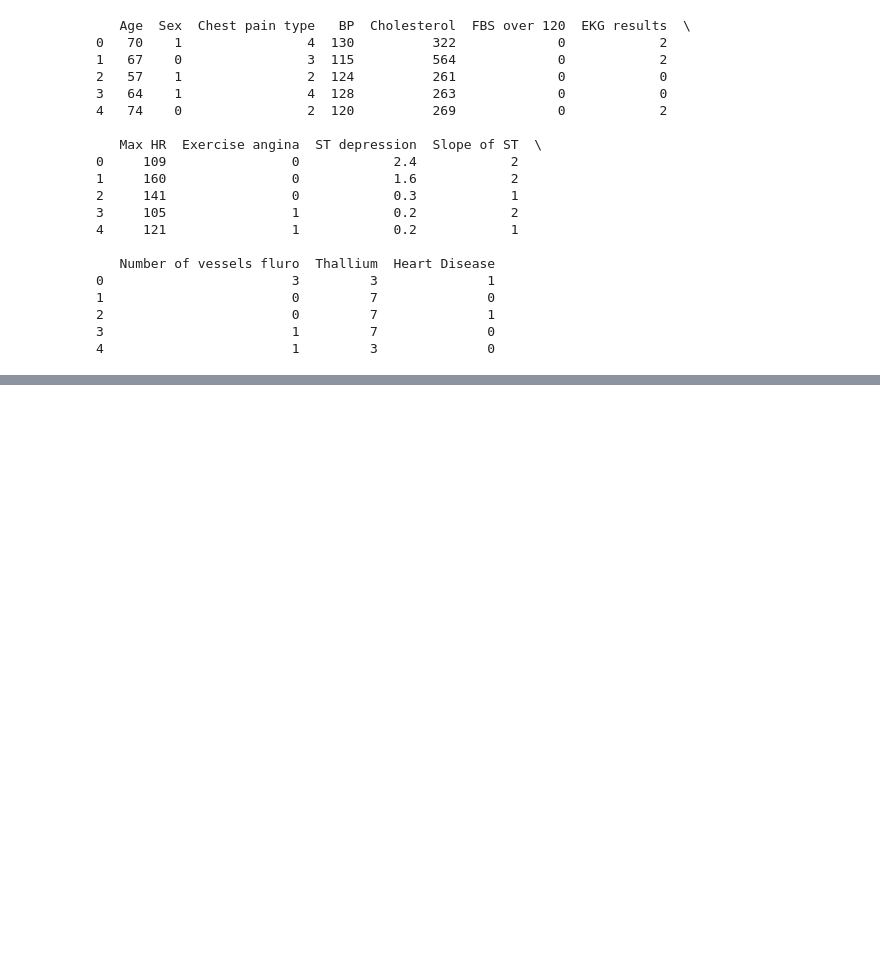
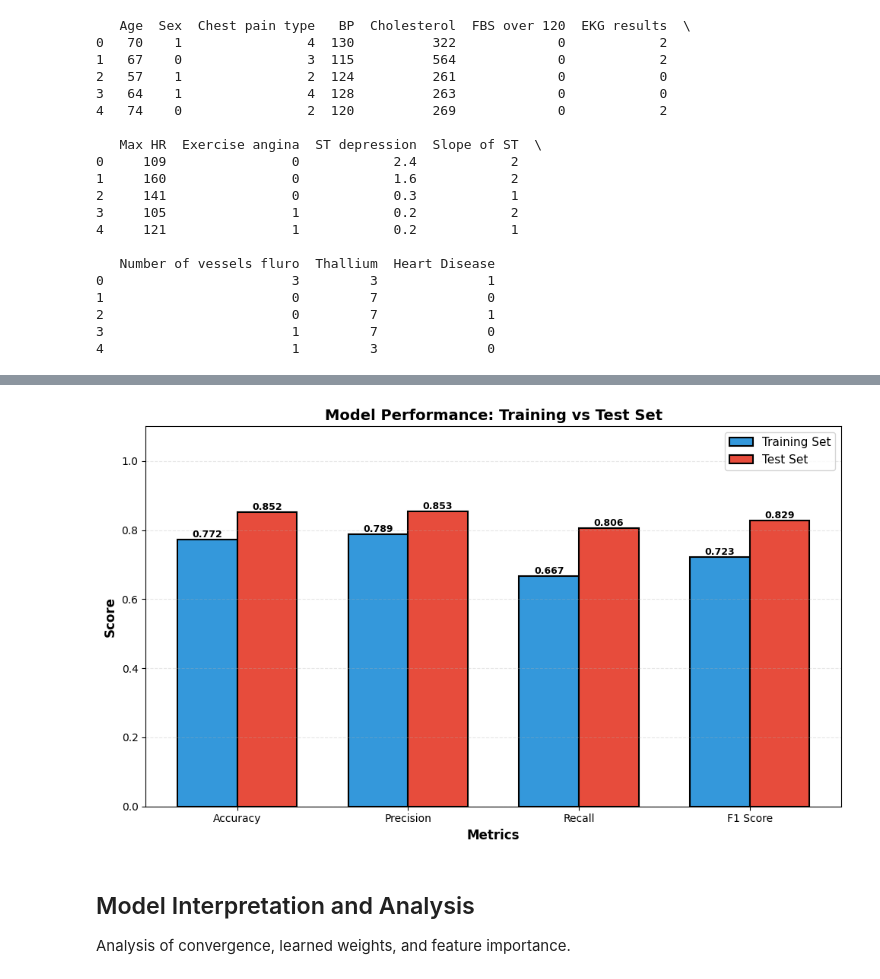
Before and after one commit to juanfe-rangel/logistic-regression, a Jupyter notebook: heart_disease_lr_analysis.ipynb, the cells around one changed output, grey strips where cells are left out. Saved outputs shown, nothing was run; the diff lists cells and outputs as text; code cells hidden in the pictures; blank space fills up the shorter version.

```diff
--- a/heart_disease_lr_analysis.ipynb
+++ b/heart_disease_lr_analysis.ipynb
@@ -65,0 +609,44 @@ print(data.head())
+# %%
+# Visualize performance comparison
+metrics_comparison = pd.DataFrame({
+    'Training Set': [train_metrics['accuracy'], train_metrics['precision'],
+                     train_metrics['recall'], train_metrics['f1_score']],
+    'Test Set': [test_metrics['accuracy'], test_metrics['precision'],
+                 test_metrics['recall'], test_metrics['f1_score']]
+}, index=['Accuracy', 'Precision', 'Recall', 'F1 Score'])
+
+# Create bar plot
+fig, ax = plt.subplots(figsize=(10, 6))
+x = np.arange(len(metrics_comparison.index))
+width = 0.35
+
+bars1 = ax.bar(x - width/2, metrics_comparison['Training Set'], width,
+               label='Training Set', color='#3498db', edgecolor='black', linewidth=1.5)
+bars2 = ax.bar(x + width/2, metrics_comparison['Test Set'], width,
+               label='Test Set', color='#e74c3c', edgecolor='black', linewidth=1.5)
+
+ax.set_xlabel('Metrics', fontsize=12, fontweight='bold')
+ax.set_ylabel('Score', fontsize=12, fontweight='bold')
+ax.set_title('Model Performance: Training vs Test Set', fontsize=14, fontweight='bold')
+ax.set_xticks(x)
+ax.set_xticklabels(metrics_comparison.index)
+ax.legend(fontsize=11)
+ax.set_ylim([0, 1.1])
+ax.grid(axis='y', alpha=0.3, linestyle='--')
+
+# Add value labels on bars
+for bars in [bars1, bars2]:
+    for bar in bars:
+        height = bar.get_height()
+        ax.text(bar.get_x() + bar.get_width()/2., height,
+                f'{height:.3f}',
+                ha='center', va='bottom', fontsize=9, fontweight='bold')
+
+plt.tight_layout()
+plt.show()
+# %% [output]
+[figure, added]
+# %% [markdown]
+## Model Interpretation and Analysis
+
+Analysis of convergence, learned weights, and feature importance.
```
Also changed, not shown: parts of 47 cells of this notebook.
